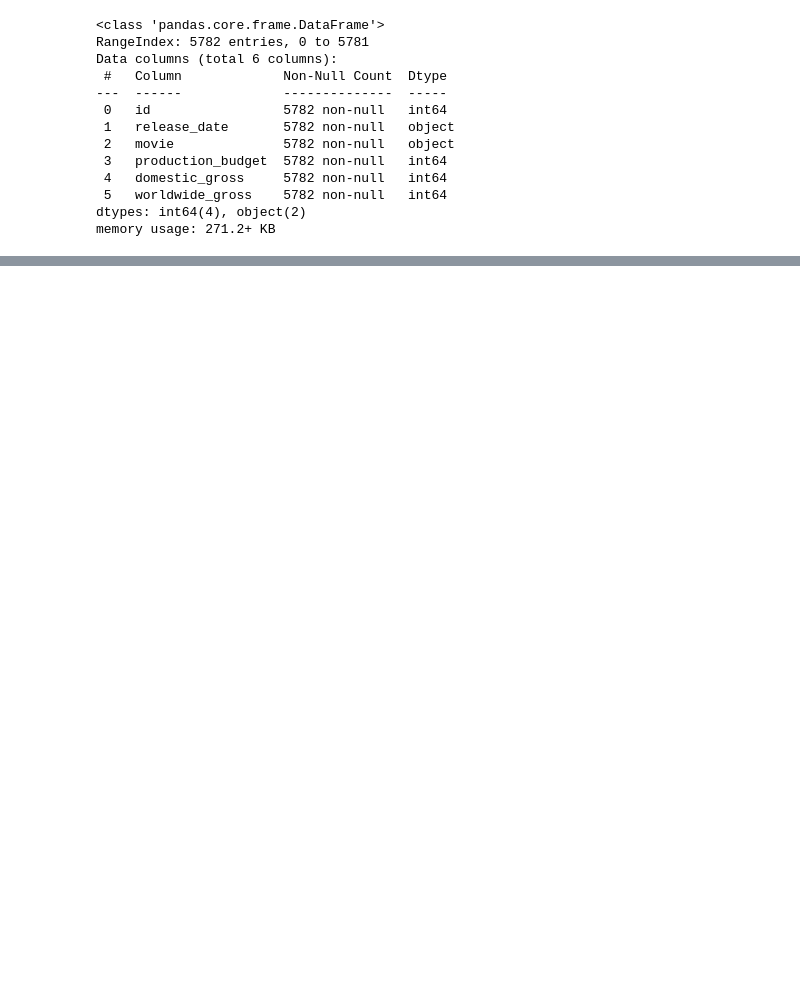
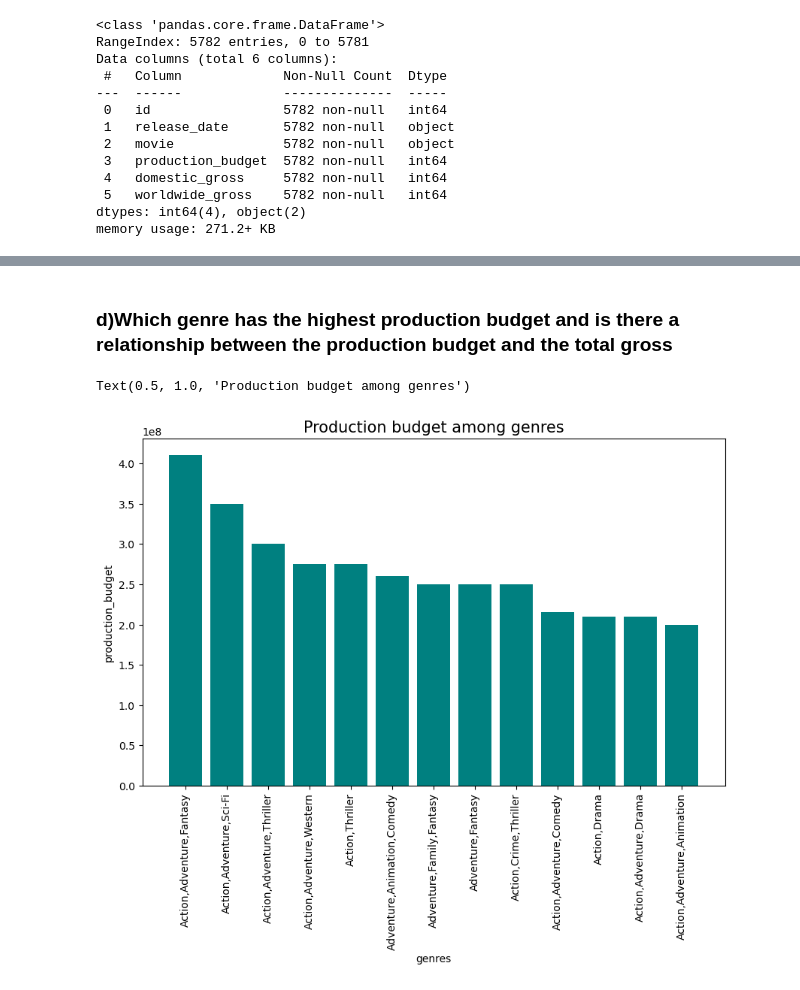
Before and after one commit to danielkimutai/movies-analysis, a Jupyter notebook: movie analysis.ipynb, the cells around one changed output, grey strips where cells are left out. Drawn from its saved outputs; the diff is of its cells as text; code cells hidden in the pictures; blank space fills up the shorter version.

```diff
--- a/movie analysis.ipynb
+++ b/movie analysis.ipynb
@@ -237,0 +400,3 @@ budgets_df
+# %%
+#changing the title to movie in order to merge on a common column
+imdb_df.rename(columns={'original_title':'movie'},inplace=True)
@@ -237,0 +530,21 @@ budgets_df
+# %% [markdown]
+ ### d)Which genre has the highest production budget and is there a relationship between the production budget and the total gross
+# %%
+#most expensive genre to produce
+#ordering the df by most expensive movies
+top_budgets=imdb_budgets.sort_values(['production_budget'],ascending=False)
+top_30_budgets=top_budgets.head(30)
+# %%
+fig,ax=plt.subplots(figsize=(10,6))
+x=top_30_budgets['genres']
+y=top_30_budgets['production_budget']
+ax.bar(x,y,color='teal')
+#customizing the bargraph
+ax.set_ylim()
+ax.set_ylabel('production_budget')
+ax.set_xlabel('genres')
+plt.xticks(rotation=90)
+ax.set_title('Production budget among genres',fontsize=15)
+# %% [output]
+Text(0.5, 1.0, 'Production budget among genres')
+[figure, added]
```
Also changed, not shown: parts of 73 cells of this notebook.
